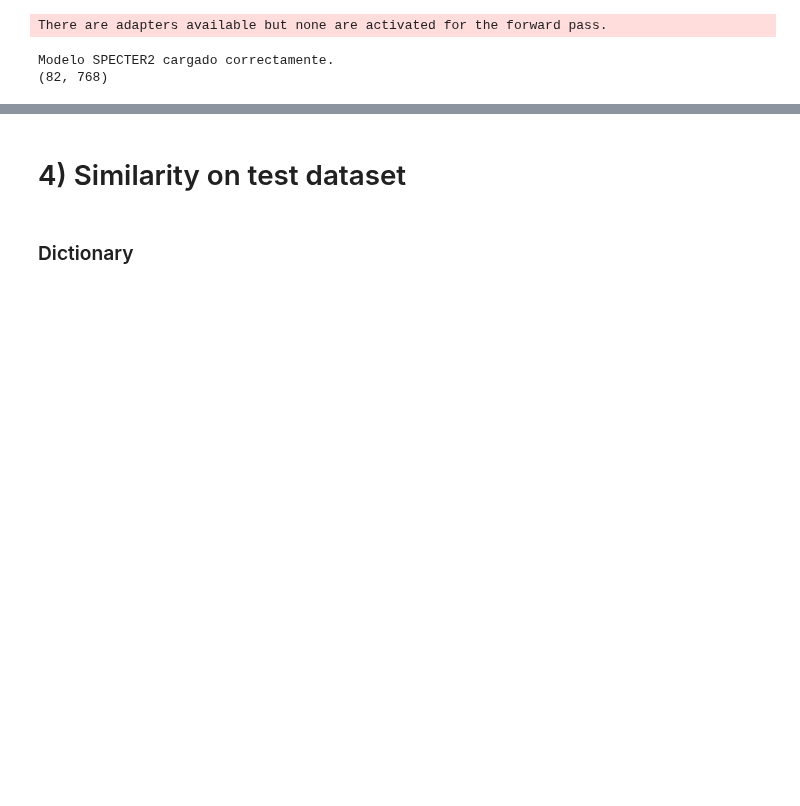
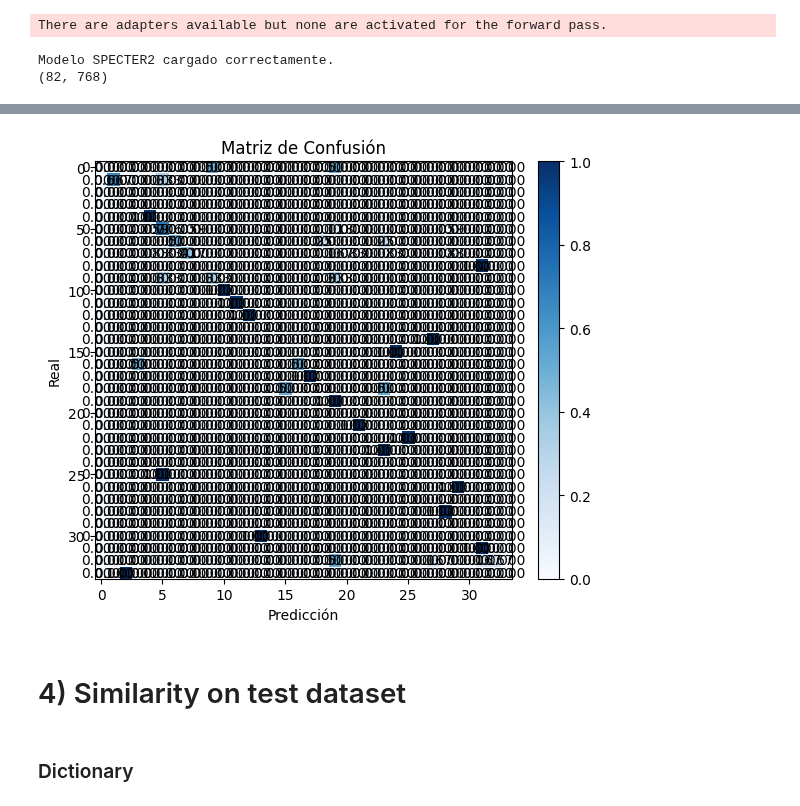
Before and after one commit to jitalo333/VRID_language_proyect, a Jupyter notebook: BERT/notebooks/OCDE_binary.ipynb, the cells around one changed output, grey strips where cells are left out. Saved outputs shown, nothing was run; the diff lists cells and outputs as text; code cells hidden in the pictures; blank space fills up the shorter version.

```diff
--- a/BERT/notebooks/OCDE_binary.ipynb
+++ b/BERT/notebooks/OCDE_binary.ipynb
@@ -2167,3 +2736,7 @@ print_cm(y_test_sub, y_pred_sub)
+# %%
+print_cm(y_test_sub, y_pred_sub)
+# %% [output]
+[figure, added]
 # %% [markdown]
 # 4) Similarity on test dataset
 # %% [markdown]
```
Also changed, not shown: parts of 30 cells of this notebook, 1 other file.
